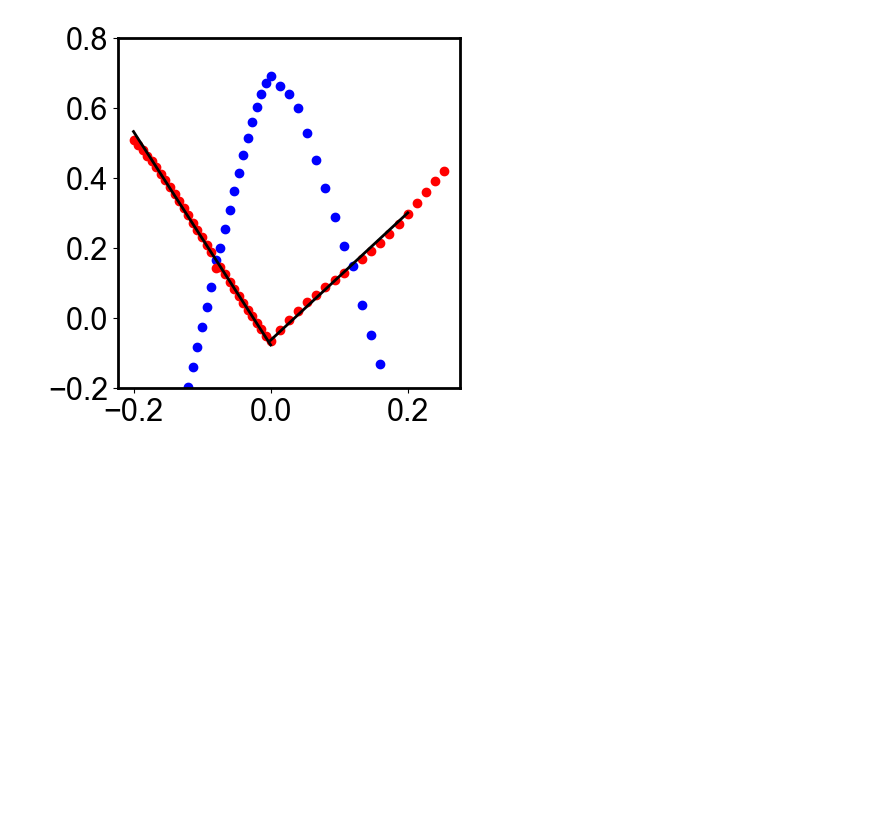
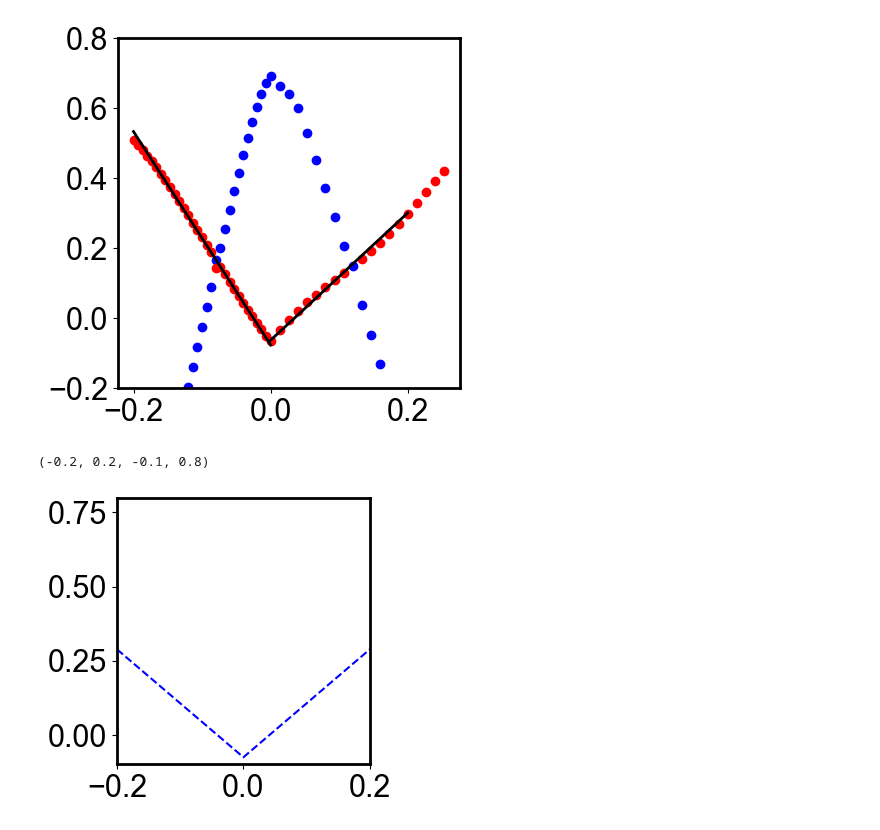
Before and after one commit to Normanthen/TE_Calculation, a Jupyter notebook: TiS/Fitting/Fitting_TiS.ipynb, the cells around one changed output. Cells and saved outputs as stored; diff of their text form; code cells hidden in the pictures; blank space fills up the shorter version.

```diff
--- a/TiS/Fitting/Fitting_TiS.ipynb
+++ b/TiS/Fitting/Fitting_TiS.ipynb
@@ -308,8 +308,8 @@ ax.set_ylim(-0.2,0.8)
 #
 #Linear band (total)
 
-#def DEc(k,vF):
-#    return vF*np.abs(k)+2.6998-3.0483*0.9107
+def DEc(k,vF):
+    return vF*np.abs(k)+2.6998-3.0483*0.9107
 
 def LinC(k,vF,E_0):
     return vF*k+E_0
@@ -466,24 +466,24 @@ ax.plot(xright, LinC(xright, 1.8195, -0.0626), linestyle='solid', color='black',
 #    return (S(x,W)**2 * sigma(x,W))/(kappa(x,W))
 #
 # %%
-#plt.figure(figsize=(12,8))
-#
+plt.figure(figsize=(12,8))
+
 ## Adjust the spacing between subplots
-#plt.subplots_adjust(left=0.1, right=0.9, bottom=0.1, top=0.9, wspace=0.4, hspace=0.4)
-#
-#npoint = 301
-#eta = linspace(-15, 15, npoint)
-#
+plt.subplots_adjust(left=0.1, right=0.9, bottom=0.1, top=0.9, wspace=0.4, hspace=0.4)
+
+npoint = 301
+eta = linspace(-15, 15, npoint)
+
 #eshift = -4
-#
-#ax1 = plt.subplot(2,3,1)
+
+ax1 = plt.subplot(2,3,1)
 #ax1.plot(kcc, DEc(kcc, 3.0483),'r--')
 #ax1.plot(kcc, DEc(kcc, 4.5483),'g--')
-#ax1.plot(kcc, DEc(kcc, 1.8195),'b--')
+ax1.plot(kcc, DEc(kcc, 1.8195),'b--')
 #ax1.plot(kcc, DEv(kcc,38.831,0.6736),'r:')
 #ax1.plot(kcc, DEv(kcc,57.831,0.6736),'g:')
 #ax1.plot(kcc, DEv(kcc,19.831,0.6736),'b:')
-#ax1.axis([-0.25,0.25,-0.2,0.8])
+ax1.axis([-0.2,0.2, -0.1,0.8])
 #ax1.set_xlabel('$k (2\pi/a)$')
 #ax1.set_ylabel('$E~(\mathrm{eV})$')
 #
@@ -571,30 +571,33 @@ ax.plot(xright, LinC(xright, 1.8195, -0.0626), linestyle='solid', color='black',
 #ax5.yaxis.labelpad = -4
 #ax5.set_xlabel('$\mu/k_BT$')
 #ax5.set_ylabel('ZT')
 ##ax5.legend(fontsize=14)
 #ax5.yaxis.set_major_locator(mpl.ticker.MultipleLocator(0.5))
 #ax5.yaxis.set_minor_locator(mpl.ticker.MultipleLocator(0.25))
 #ax5.xaxis.set_tick_params(which='major', size=10, width=2, direction='in')
 #ax5.xaxis.set_tick_params(which='minor', size=7, width=2, direction='in')
 #ax5.yaxis.set_tick_params(which='major', size=10, width=2, direction='in')
 #ax5.yaxis.set_tick_params(which='minor', size=7, width=2, direction='in')
 #
 ##Subplot (e) : Power Factor
 #ax6 = plt.subplot(2,3,5)
 #ax6.plot(eta, 2*S(eta+eshift,e0)**2*sigma(eta+eshift,e0)/v**2, 'r-',linewidth=2)
 #ax6.axis([-15,15,0,3]) # the format is [xmin,xmax,ymin,ymax]
 ##plt.xticks(range(-15,15,8))
 #ax6.xaxis.set_minor_locator(AutoMinorLocator(2))
 ##plt.yticks(range(-4,5,2))
 #ax6.yaxis.set_minor_locator(AutoMinorLocator(2))
 #ax6.yaxis.labelpad = -4
 #ax6.set_xlabel('$\mu/k_BT$')
 #ax6.set_ylabel('$\mathrm{PF}~(S_0^2 \sigma_0)$')
 ##ax6.yaxis.set_major_locator(mpl.ticker.MultipleLocator(10))
 ##ax6.yaxis.set_minor_locator(mpl.ticker.MultipleLocator(5))
 #ax6.xaxis.set_tick_params(which='major', size=10, width=2, direction='in')
 #ax6.xaxis.set_tick_params(which='minor', size=7, width=2, direction='in')
 #ax6.yaxis.set_tick_params(which='major', size=10, width=2, direction='in')
 #ax6.yaxis.set_tick_params(which='minor', size=7, width=2, direction='in')
 #
 ##plt.savefig('Fig2BM-typeI.pdf')
+# %% [output]
+(-0.2, 0.2, -0.1, 0.8)
+[figure, added]
```
